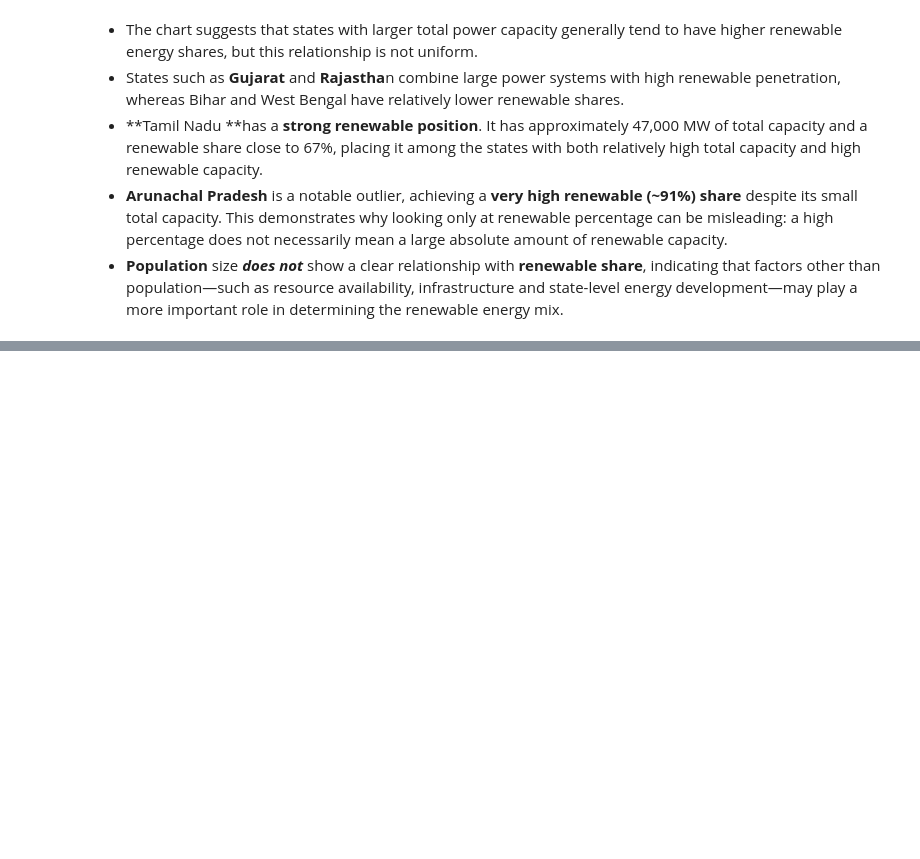
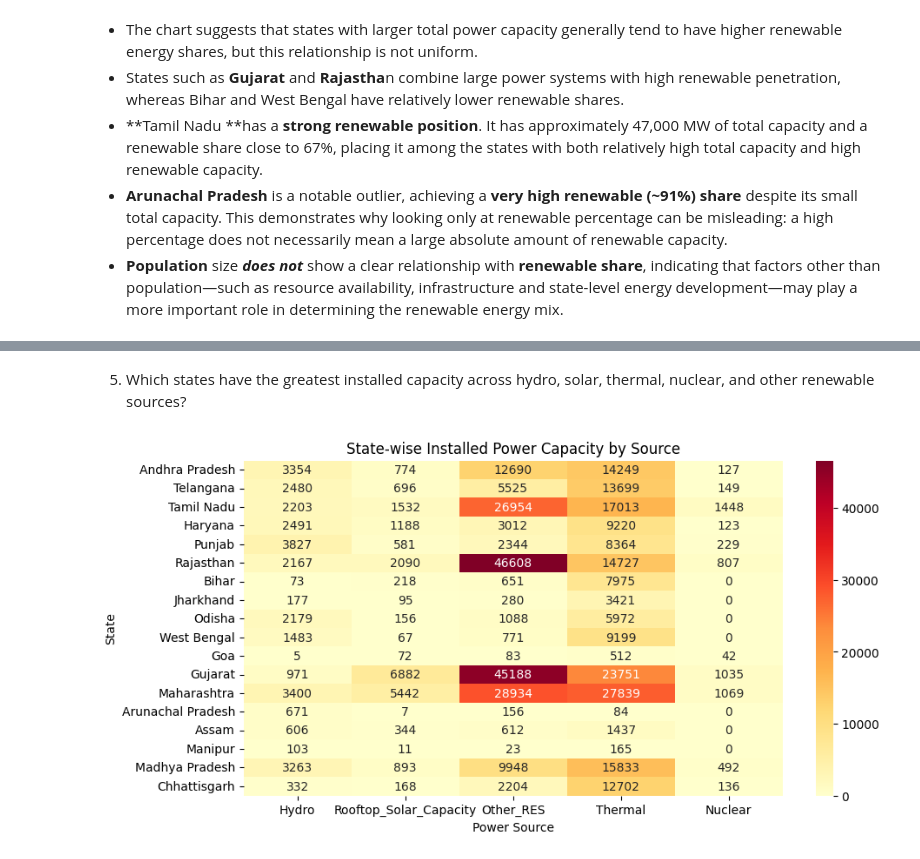
Before and after one commit to VishnuCodes96/capstone_projects, a Jupyter notebook: capstone_project_1.ipynb, the cells around one changed output, grey strips where cells are left out. Cells and saved outputs as stored; diff of their text form; code cells hidden in the pictures; blank space fills up the shorter version.

Commit message:
completed visualizations

```diff
--- a/capstone_project_1.ipynb
+++ b/capstone_project_1.ipynb
@@ -433,0 +463,18 @@ fig.show()
+# %% [markdown]
+5. Which states have the greatest installed capacity across hydro, solar, thermal, nuclear, and other renewable sources?
+# %%
+capacity_matrix = state_region_merge_df[
+    ["States", "Hydro", "Rooftop_Solar_Capacity", "Other_RES", "Thermal", "Nuclear"]
+].set_index("States")
+
+plt.figure(figsize=(10, 5))
+
+sns.heatmap(capacity_matrix, annot=True, fmt=".0f",cmap="YlOrRd")
+
+plt.title("State-wise Installed Power Capacity by Source")
+plt.xlabel("Power Source")
+plt.ylabel("State")
+
+plt.show()
+# %% [output]
+[figure, added]
```
Also changed, not shown: parts of 6 cells of this notebook.
